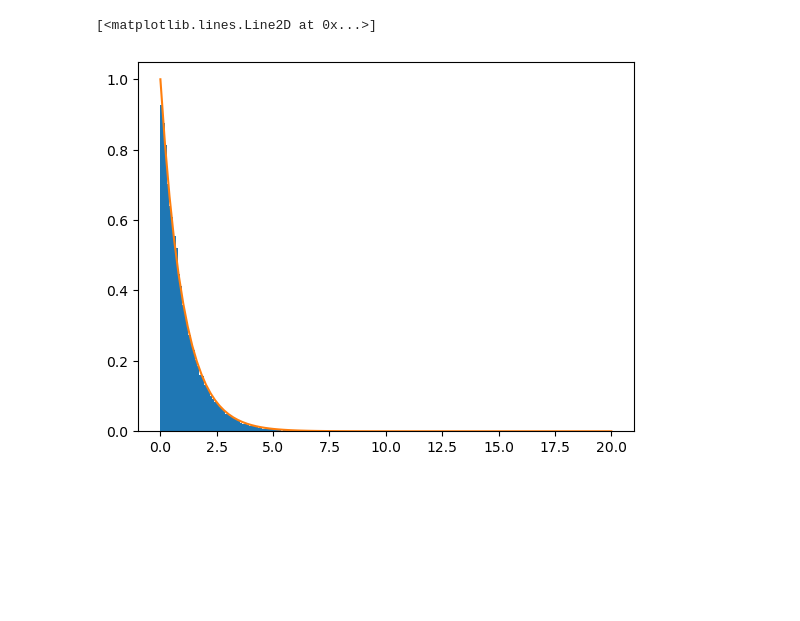
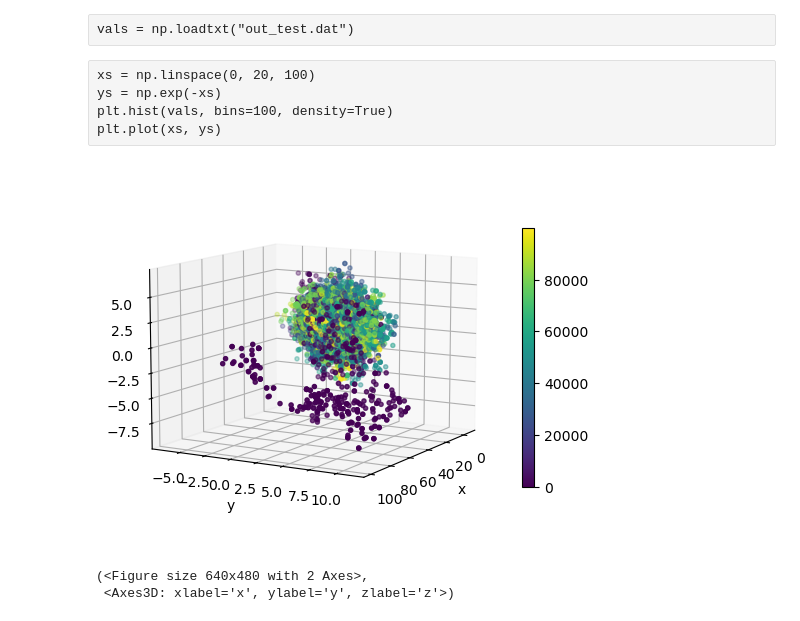
Before and after one commit to eliasteve/labsimnumerica, a Jupyter notebook: LSN_05/LSN_05.ipynb, the cells around one changed output. Saved outputs shown, nothing was run; the diff lists cells and outputs as text; code cells hidden in the pictures; blank space fills up the shorter version.

```diff
--- a/LSN_05/LSN_05.ipynb
+++ b/LSN_05/LSN_05.ipynb
@@ -6,8 +4,7 @@ vals = np.loadtxt("out_test.dat")
-# %%
-xs = np.linspace(0, 20, 100)
-ys = np.exp(-xs)
-plt.hist(vals, bins=100, density=True)
-plt.plot(xs, ys)
-# %% [output]
-[<matplotlib.lines.Line2D at 0x...>]
-[figure, removed]
+# %% [raw]
+vals = np.loadtxt("out_test.dat")
+# %% [raw]
+xs = np.linspace(0, 20, 100)
+ys = np.exp(-xs)
+plt.hist(vals, bins=100, density=True)
+plt.plot(xs, ys)
@@ -14 +34,8 @@ plt.plot(xs, ys)
+# %%
+X, Y, Z = np.loadtxt("out_GS_faraway.dat", usecols=(0, 1, 2), unpack=True)
+draw_scatter(X, Y, Z, title=None)
+# %% [output]
+[figure, added]
+(<Figure size 640x480 with 2 Axes>,
+ <Axes3D: xlabel='x', ylabel='y', zlabel='z'>)
 # %%
```
Also changed, not shown: parts of 11 cells of this notebook, 7 other files.
